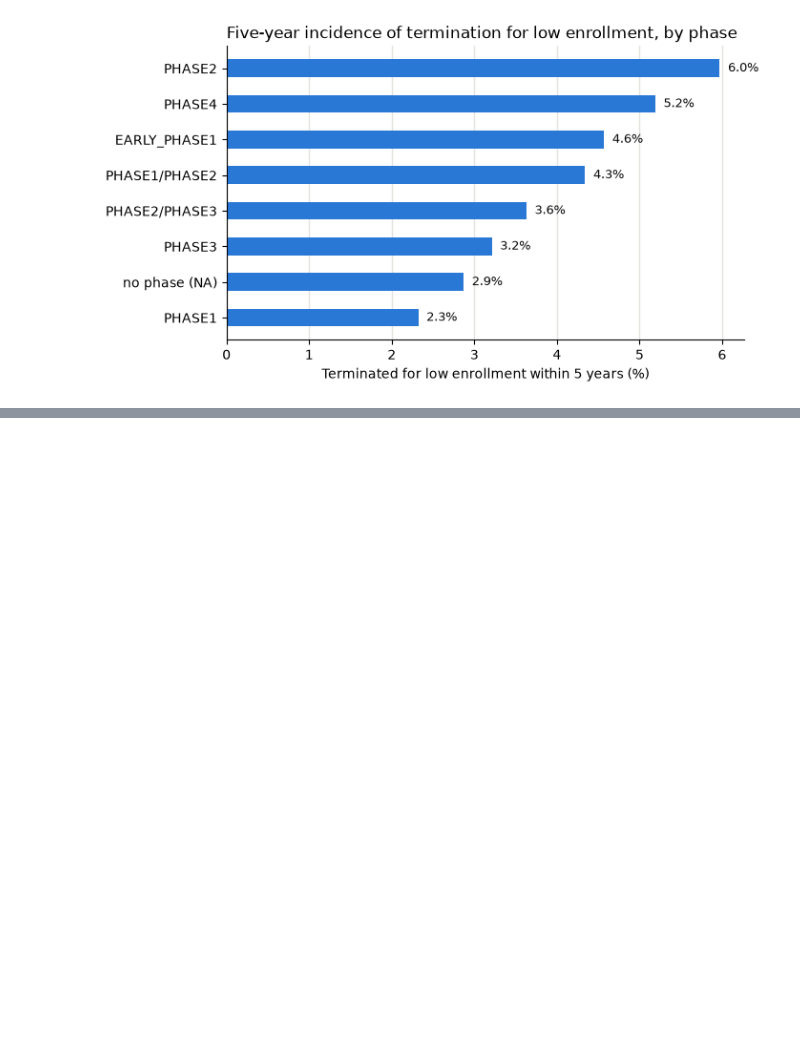
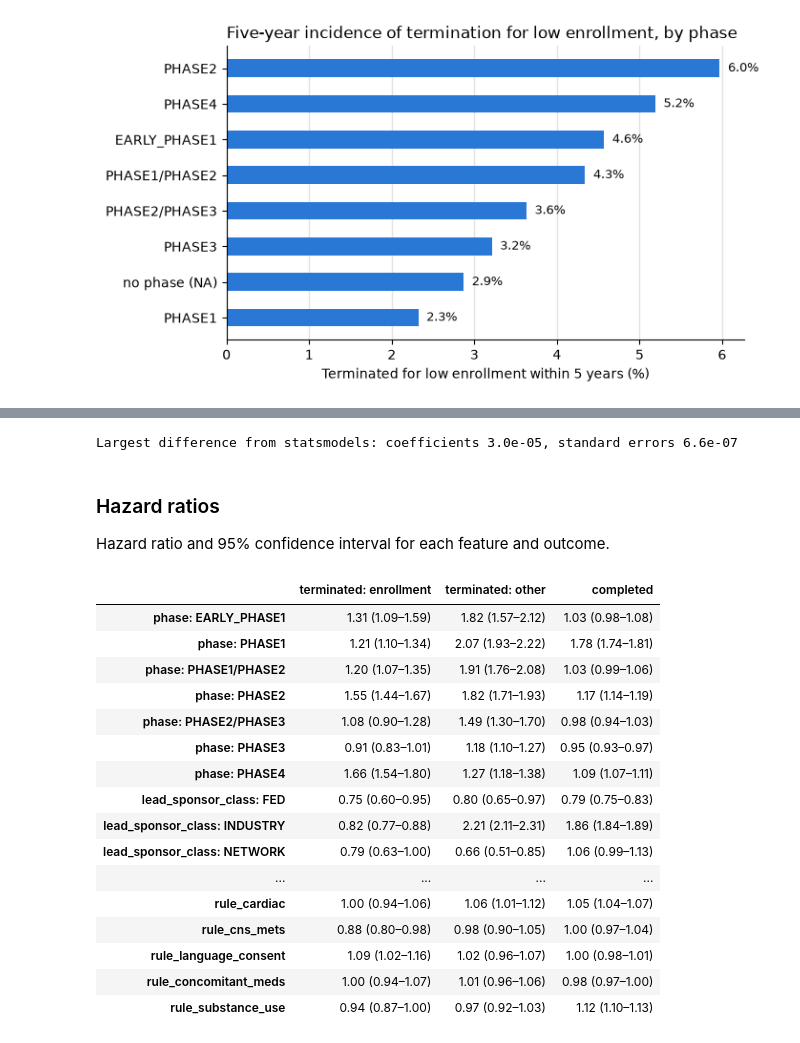
Before and after one commit to nehareddy4/clinical-trial-failure, a Jupyter notebook: notebooks/10_survival_models.ipynb, the cells around one changed output, grey strips where cells are left out. Saved outputs shown, nothing was run; the diff lists cells and outputs as text; code cells hidden in the pictures; blank space fills up the shorter version.

```diff
--- a/notebooks/10_survival_models.ipynb
+++ b/notebooks/10_survival_models.ipynb
@@ -261,0 +377,44 @@ plt.show()
+# %%
+check = d.sample(10_000, random_state=0)
+event = check["outcome"].eq(3).to_numpy(float)
+ours = cox_fit(X.loc[check.index], check["months"].to_numpy(), event, check["start_year"].to_numpy())
+ref = sm.PHReg(check["months"].to_numpy(), X.loc[check.index].to_numpy(), status=event,
+               strata=check["start_year"].to_numpy(), ties="breslow").fit()
+print(f"Largest difference from statsmodels: coefficients {np.abs(ours[0] - ref.params).max():.1e}, "
+      f"standard errors {np.abs(ours[1] - ref.bse).max():.1e}")
+# %% [output]
+Largest difference from statsmodels: coefficients 3.0e-05, standard errors 6.6e-07
+# %% [markdown]
+### Hazard ratios
+
+Hazard ratio and 95% confidence interval for each feature and outcome.
+# %%
+fits = {}
+for k in OUTCOMES:
+    b, se = cox_fit(X, d["months"].to_numpy(), d["outcome"].eq(k).to_numpy(float), d["start_year"].to_numpy())
+    fits[k] = pd.DataFrame({"coef": b, "se": se}, index=X.columns)
+
+def hr_text(f):
+    return pd.Series([f"{np.exp(b):.2f} ({np.exp(b - 1.96 * s):.2f}–{np.exp(b + 1.96 * s):.2f})"
+                      for b, s in zip(f["coef"], f["se"])], index=f.index)
+
+pd.set_option("display.max_rows", 100)
+pd.DataFrame({OUTCOMES[k]: hr_text(f) for k, f in fits.items()})
+# %% [output]
+|  | terminated: enrollment | terminated: other | completed |
+| phase: EARLY_PHASE1 | 1.31 (1.09–1.59) | 1.82 (1.57–2.12) | 1.03 (0.98–1.08) |
+| phase: PHASE1 | 1.21 (1.10–1.34) | 2.07 (1.93–2.22) | 1.78 (1.74–1.81) |
+| phase: PHASE1/PHASE2 | 1.20 (1.07–1.35) | 1.91 (1.76–2.08) | 1.03 (0.99–1.06) |
+| phase: PHASE2 | 1.55 (1.44–1.67) | 1.82 (1.71–1.93) | 1.17 (1.14–1.19) |
+| phase: PHASE2/PHASE3 | 1.08 (0.90–1.28) | 1.49 (1.30–1.70) | 0.98 (0.94–1.03) |
+| phase: PHASE3 | 0.91 (0.83–1.01) | 1.18 (1.10–1.27) | 0.95 (0.93–0.97) |
+| phase: PHASE4 | 1.66 (1.54–1.80) | 1.27 (1.18–1.38) | 1.09 (1.07–1.11) |
+| lead_sponsor_class: FED | 0.75 (0.60–0.95) | 0.80 (0.65–0.97) | 0.79 (0.75–0.83) |
+| lead_sponsor_class: INDUSTRY | 0.82 (0.77–0.88) | 2.21 (2.11–2.31) | 1.86 (1.84–1.89) |
+| lead_sponsor_class: NETWORK | 0.79 (0.63–1.00) | 0.66 (0.51–0.85) | 1.06 (0.99–1.13) |
+| ... | ... | ... | ... |
+| rule_cardiac | 1.00 (0.94–1.06) | 1.06 (1.01–1.12) | 1.05 (1.04–1.07) |
+| rule_cns_mets | 0.88 (0.80–0.98) | 0.98 (0.90–1.05) | 1.00 (0.97–1.04) |
+| rule_language_consent | 1.09 (1.02–1.16) | 1.02 (0.96–1.07) | 1.00 (0.98–1.01) |
+| rule_concomitant_meds | 1.00 (0.94–1.07) | 1.01 (0.96–1.06) | 0.98 (0.97–1.00) |
+| rule_substance_use | 0.94 (0.87–1.00) | 0.97 (0.92–1.03) | 1.12 (1.10–1.13) |
```
Also changed, not shown: parts of 14 cells of this notebook, 1 other file.
